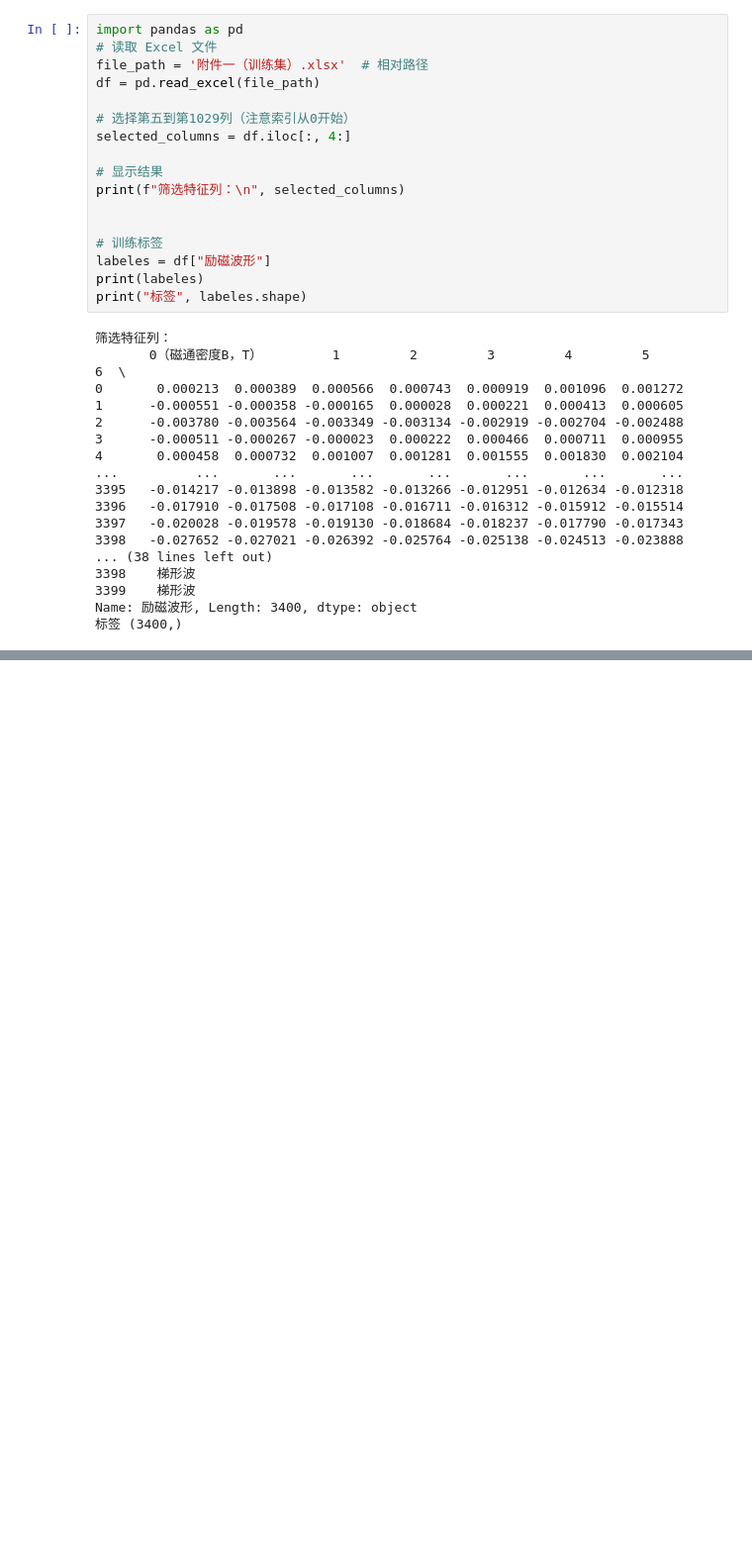
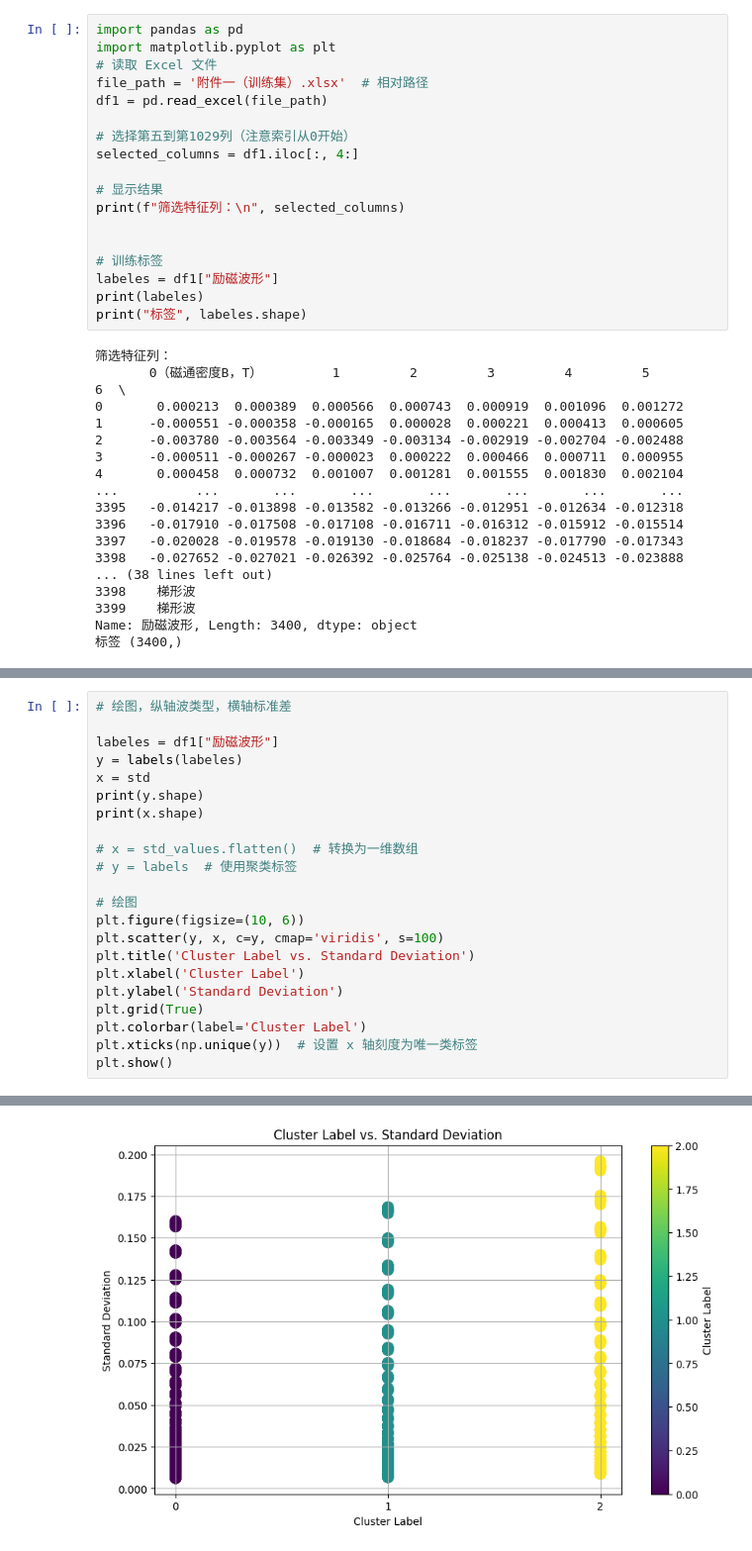
Before and after one commit to hyzhang0301/main, a Jupyter notebook: data/playground.ipynb, the cells around one changed output, grey strips where cells are left out. Shown at 99% size. Drawn from its saved outputs; the diff is of its cells as text; blank space fills up the shorter version.

```diff
--- a/data/playground.ipynb
+++ b/data/playground.ipynb
@@ -1,18 +1,19 @@
 # %%
 import pandas as pd
+import matplotlib.pyplot as plt
 # 读取 Excel 文件
 file_path = '附件一（训练集）.xlsx'  # 相对路径
-df = pd.read_excel(file_path)
+df1 = pd.read_excel(file_path)
 
 # 选择第五到第1029列（注意索引从0开始）
-selected_columns = df.iloc[:, 4:]
+selected_columns = df1.iloc[:, 4:]
 
 # 显示结果
 print(f"筛选特征列：\n", selected_columns)
 
 
 # 训练标签
-labeles = df["励磁波形"]
+labeles = df1["励磁波形"]
 print(labeles)
 print("标签", labeles.shape)
 # %% [output]
@@ -105,0 +147,23 @@ weighted avg       0.99      0.99      0.99       680
+# %%
+# 绘图，纵轴波类型，横轴标准差
+
+labeles = df1["励磁波形"]
+y = labels(labeles)
+x = std
+print(y.shape)
+print(x.shape)
+
+# x = std_values.flatten()  # 转换为一维数组
+# y = labels  # 使用聚类标签
+
+# 绘图
+plt.figure(figsize=(10, 6))
+plt.scatter(y, x, c=y, cmap='viridis', s=100)
+plt.title('Cluster Label vs. Standard Deviation')
+plt.xlabel('Cluster Label')
+plt.ylabel('Standard Deviation')
+plt.grid(True)
+plt.colorbar(label='Cluster Label')
+plt.xticks(np.unique(y))  # 设置 x 轴刻度为唯一类标签
+plt.show()
+# %% [output]
@@ -105,0 +172 @@ weighted avg       0.99      0.99      0.99       680
+[figure, added]
```
Also changed, not shown: parts of 4 cells of this notebook, 5 other files.
